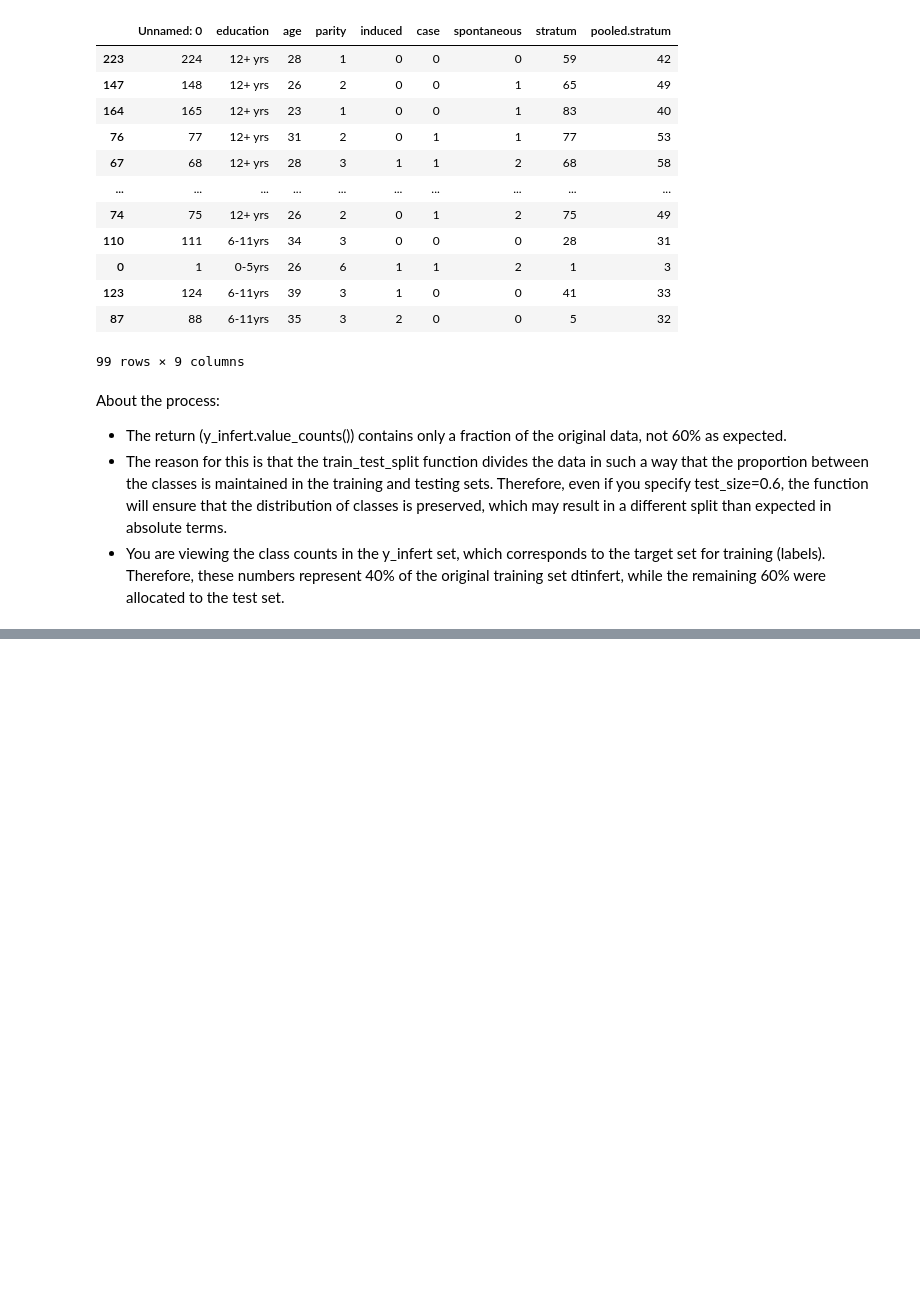
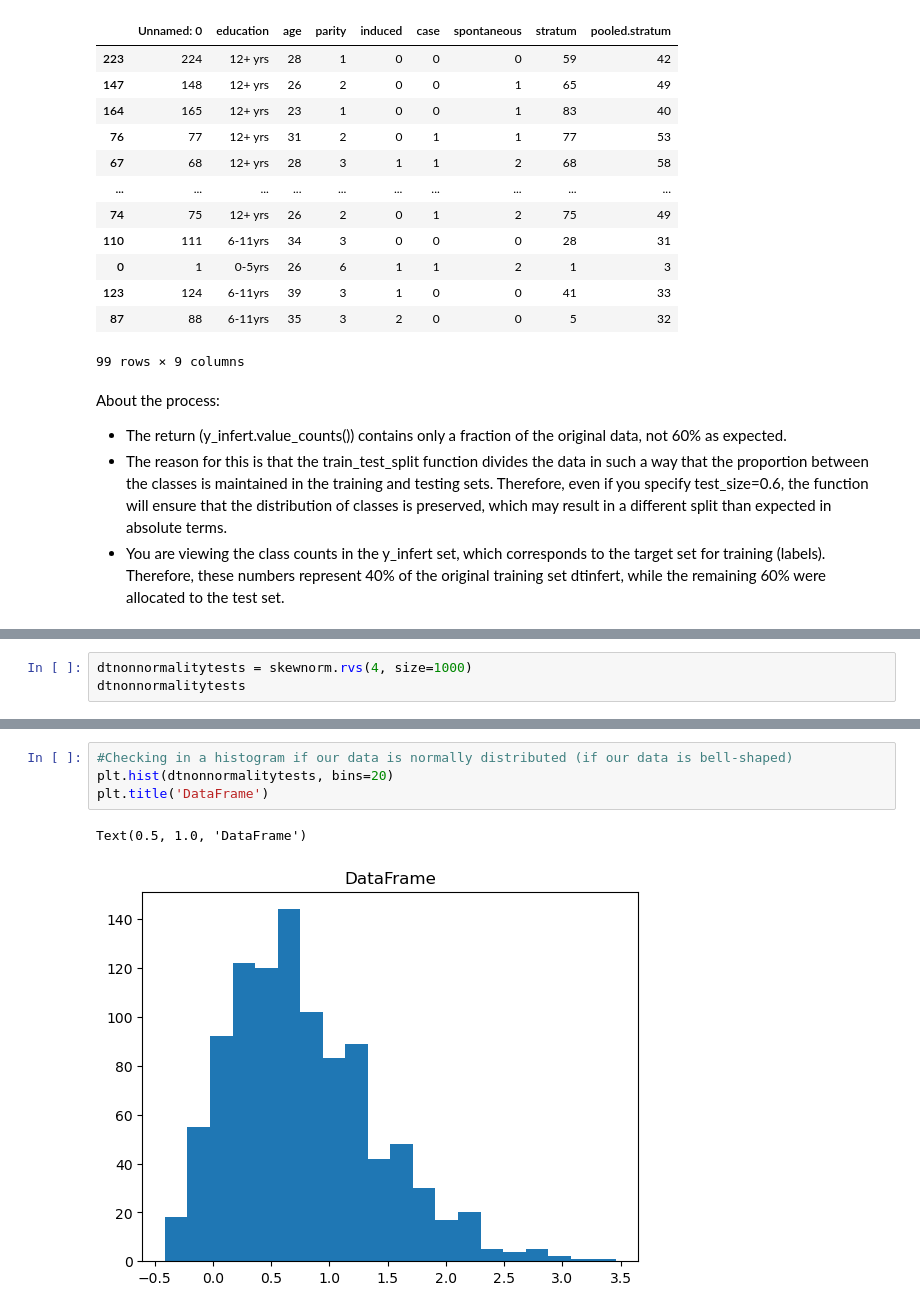
Before and after one commit to lucasmayeer/Study, a Jupyter notebook: Python/FormaçãoDataScience/03. Statistics I/Data_Training.ipynb, the cells around one changed output, grey strips where cells are left out. Cells and saved outputs as stored; diff of their text form; blank space fills up the shorter version.

```diff
--- a/Python/FormaçãoDataScience/03. Statistics I/Data_Training.ipynb
+++ b/Python/FormaçãoDataScience/03. Statistics I/Data_Training.ipynb
@@ -285,0 +417,3 @@ About the process:
+# %%
+dtnonnormalitytests = skewnorm.rvs(4, size=1000)
+dtnonnormalitytests
@@ -285,0 +438,7 @@ About the process:
+# %%
+#Checking in a histogram if our data is normally distributed (if our data is bell-shaped)
+plt.hist(dtnonnormalitytests, bins=20)
+plt.title('DataFrame')
+# %% [output]
+Text(0.5, 1.0, 'DataFrame')
+[figure, added]
```
Also changed, not shown: parts of 24 cells of this notebook.
